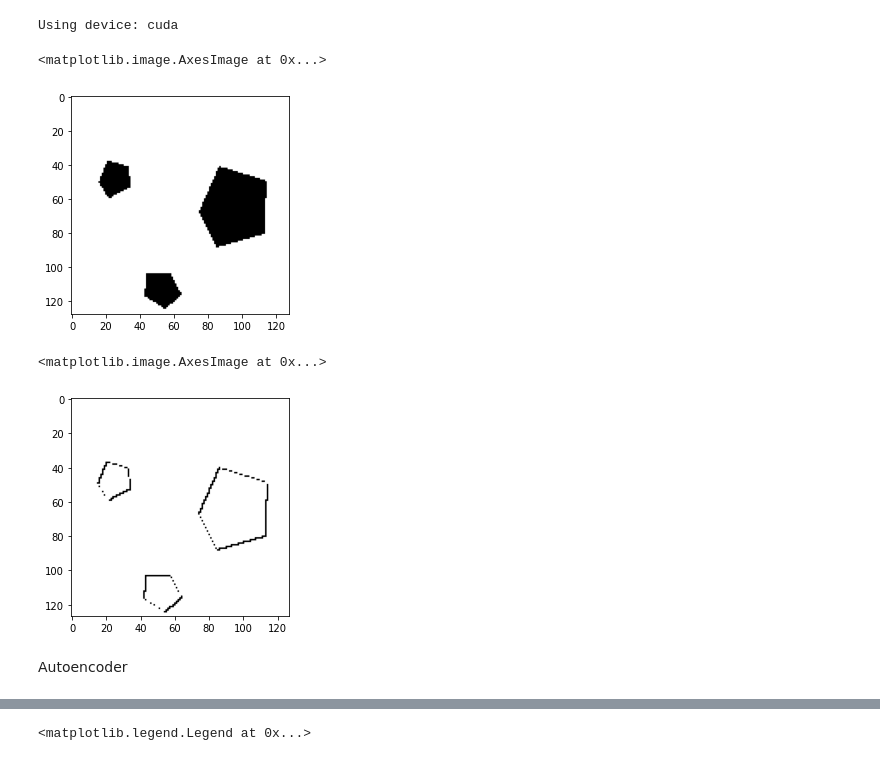
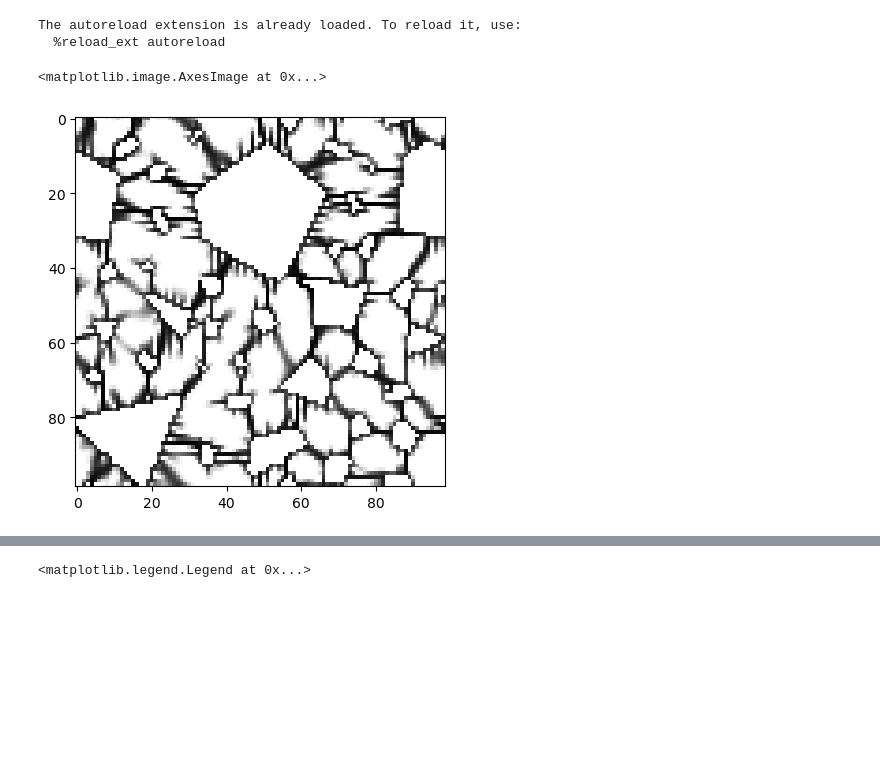
Before and after one commit to LiyaGaynutdinova/Auto-Regressive-Unet-for-Concrete-Damage, a Jupyter notebook: train_Unet.ipynb, the cells around one changed output, grey strips where cells are left out. Cells and saved outputs as stored; diff of their text form; code cells hidden in the pictures; blank space fills up the shorter version.

Commit message:
update train

```diff
--- a/train_Unet.ipynb
+++ b/train_Unet.ipynb
@@ -1,30 +1,26 @@
 # %%
 import numpy as np
+import mlflow
 import matplotlib.pyplot as plt
 from matplotlib.pyplot import figure
 %matplotlib inline
 from PIL import Image
 from dataset import *
 from save_load import *
-from VAE import *
-from train_VAE import *
+from Unet import *
+from train_Unet import *
 %load_ext autoreload
 %autoreload 2
+
+mlflow.autolog()
 # %% [output]
-Using device: cuda
+The autoreload extension is already loaded. To reload it, use:
+  %reload_ext autoreload
 # %%
-data = microstructure_dataset(128, 'simple')
-#data = LIST_dataset(128)
+data = dataset(128, 'simple')
 img, label = data.__getitem__(100)
 loaders = get_loaders(data, 8)
-plt.imshow(img[0,:,:], cmap='Greys')
+plt.imshow(label[0], cmap='Greys')
 # %% [output]
 <matplotlib.image.AxesImage at 0x...>
-[figure, old version]
+[figure, new version]
-# %%
-plt.imshow(torch.abs(img[0,:-1,:-1]-img[0,1:,1:]),cmap='Greys')
-# %% [output]
-<matplotlib.image.AxesImage at 0x...>
-[figure, removed]
-# %% [markdown]
-Autoencoder
```
Also changed, not shown: parts of 19 cells of this notebook.
